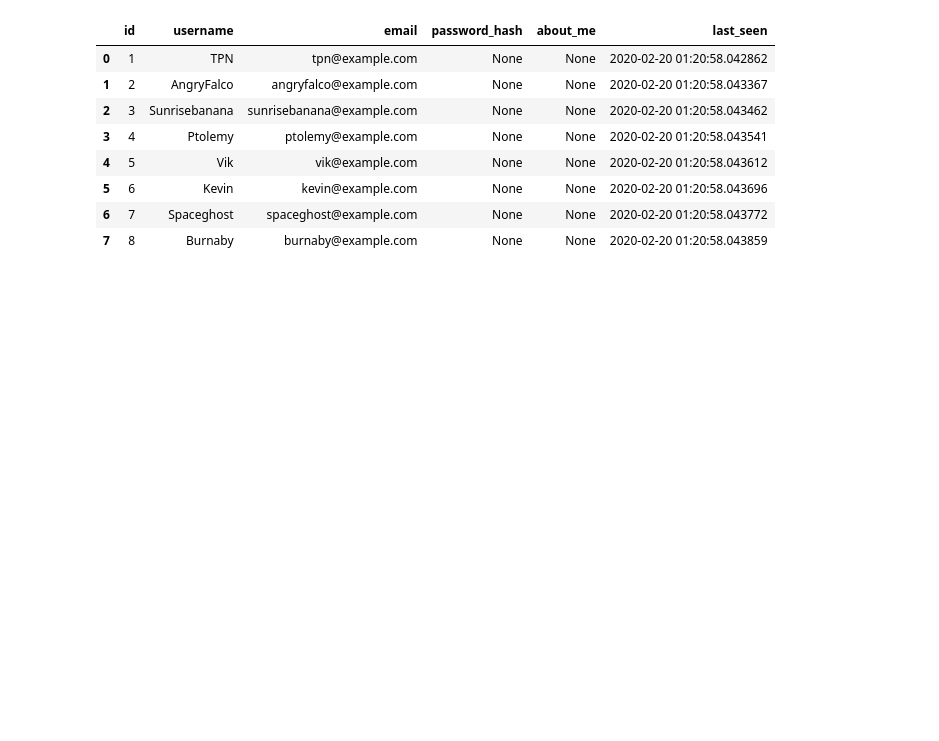
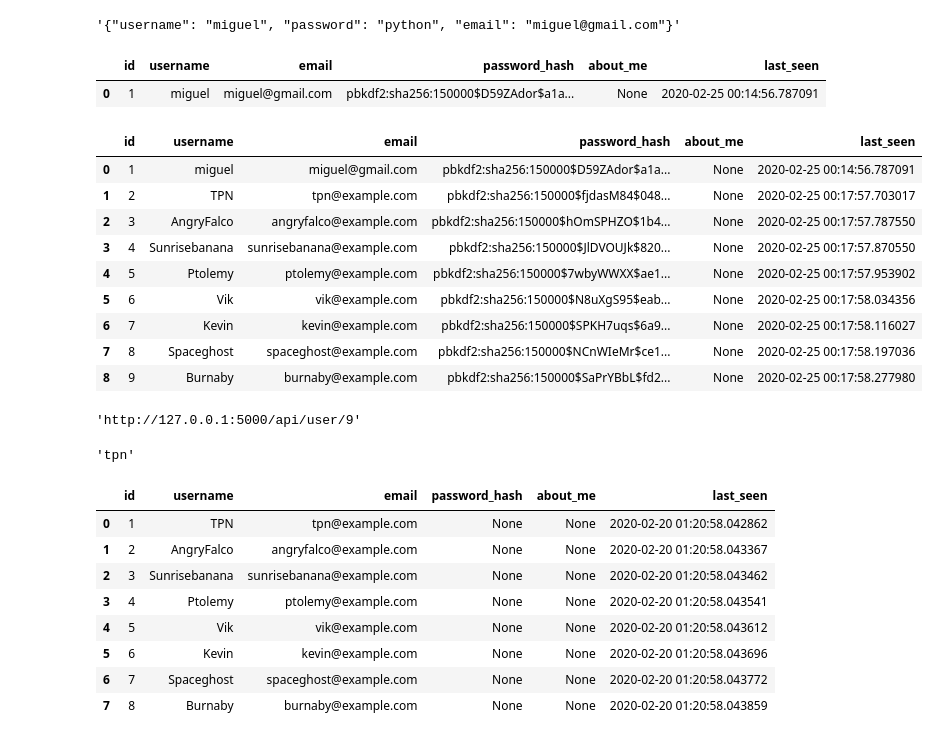
Before and after one commit to atrostan/brackit, a Jupyter notebook: backend/mock_populate.ipynb, the cells around one changed output. Cells and saved outputs as stored; diff of their text form; code cells hidden in the pictures; blank space fills up the shorter version.

Commit message:
added user posts to nb

```diff
--- a/backend/mock_populate.ipynb
+++ b/backend/mock_populate.ipynb
@@ -38,3 +41,21 @@ def purge(Model):
 for Model in [BracketModel, TournamentModel, MatchModel, RoundModel, UserModel]:
     purge(Model)
 db.session.commit()
+# %%
+# Create the connection
+cnx = sqlite3.connect(r'./app.db')
+
+q = \
+"""
+    select * from user where
+    username like '%TPN%'
+"""
+q = \
+"""
+    select * from user
+"""
+# create the dataframe from a query
+df = pd.read_sql_query(q, cnx)
+
+# print empty user table
+df
@@ -40,0 +98,11 @@ db.session.commit()
+# %%
+payload
+# %% [output]
+'{"username": "miguel", "password": "python", "email": "miguel@gmail.com"}'
+# %%
+# posted a user
+df = pd.read_sql_query(q, cnx)
+df
+# %% [output]
+|  | id | username | email | password_hash | about_me | last_seen |
+| 0 | 1 | miguel | miguel@gmail.com | pbkdf2:sha256:150000$D59ZAdor$a1a... | None | 2020-02-25 00:14:56.787091 |
@@ -41 +131,20 @@ db.session.commit()
+# %%
+# posted a user
+df = pd.read_sql_query(q, cnx)
+df
+# %% [output]
+|  | id | username | email | password_hash | about_me | last_seen |
+| 0 | 1 | miguel | miguel@gmail.com | pbkdf2:sha256:150000$D59ZAdor$a1a... | None | 2020-02-25 00:14:56.787091 |
+| 1 | 2 | TPN | tpn@example.com | pbkdf2:sha256:150000$fjdasM84$048... | None | 2020-02-25 00:17:57.703017 |
+| 2 | 3 | AngryFalco | angryfalco@example.com | pbkdf2:sha256:150000$hOmSPHZO$1b4... | None | 2020-02-25 00:17:57.787550 |
+| 3 | 4 | Sunrisebanana | sunrisebanana@example.com | pbkdf2:sha256:150000$JlDVOUJk$820... | None | 2020-02-25 00:17:57.870550 |
+| 4 | 5 | Ptolemy | ptolemy@example.com | pbkdf2:sha256:150000$7wbyWWXX$ae1... | None | 2020-02-25 00:17:57.953902 |
+| 5 | 6 | Vik | vik@example.com | pbkdf2:sha256:150000$N8uXgS95$eab... | None | 2020-02-25 00:17:58.034356 |
+| 6 | 7 | Kevin | kevin@example.com | pbkdf2:sha256:150000$SPKH7uqs$6a9... | None | 2020-02-25 00:17:58.116027 |
+| 7 | 8 | Spaceghost | spaceghost@example.com | pbkdf2:sha256:150000$NCnWIeMr$ce1... | None | 2020-02-25 00:17:58.197036 |
+| 8 | 9 | Burnaby | burnaby@example.com | pbkdf2:sha256:150000$SaPrYBbL$fd2... | None | 2020-02-25 00:17:58.277980 |
+# %%
+r.headers['location']
+# %% [output]
+'http://127.0.0.1:5000/api/user/9'
 # %%
@@ -54,0 +162,4 @@ db.session.commit()
+# %%
+users[0].username.lower()
+# %% [output]
+'tpn'
```
Also changed, not shown: parts of 11 cells of this notebook, 4 other files.
